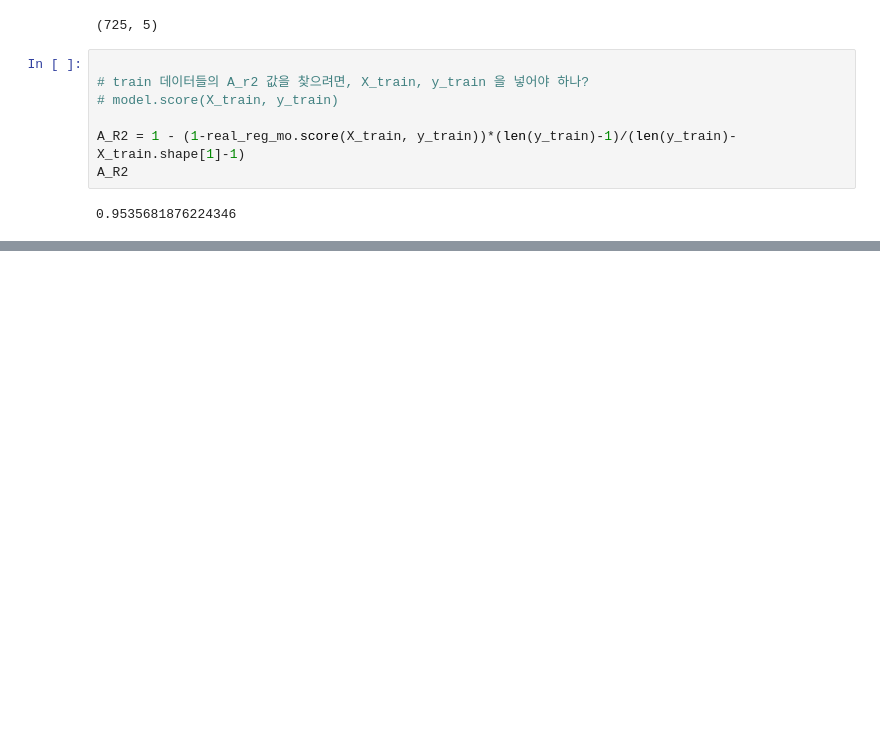
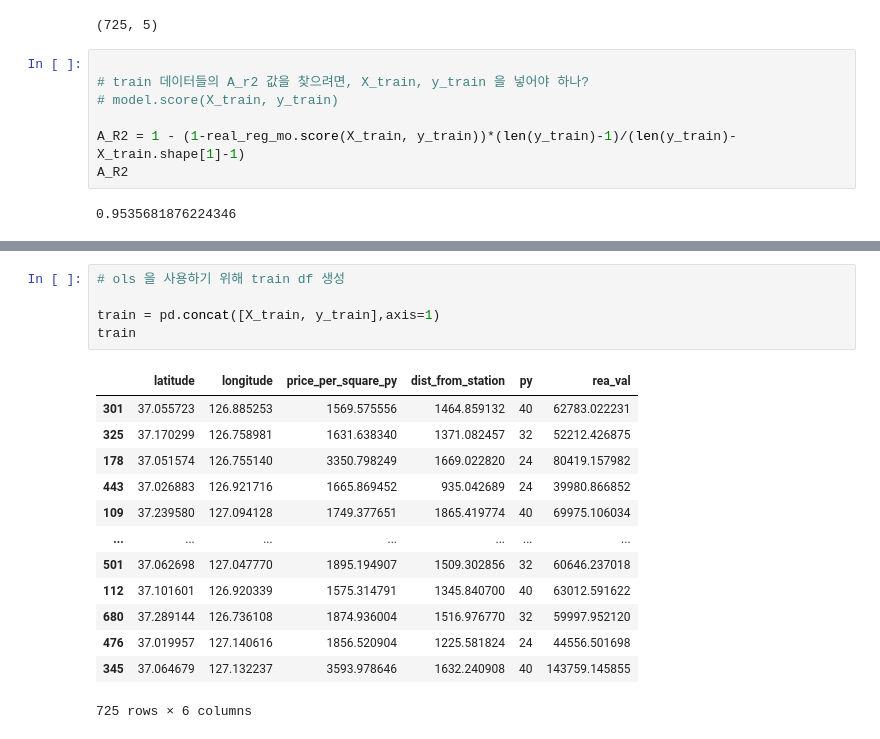
Before and after one commit to smjune/ipynb, a Jupyter notebook: tjd229/3.ipynb, the cells around one changed output, grey strips where cells are left out. Cells and saved outputs as stored; diff of their text form; blank space fills up the shorter version.

```diff
--- a/tjd229/3.ipynb
+++ b/tjd229/3.ipynb
@@ -401,0 +501,19 @@ A_R2
+# %%
+# ols 을 사용하기 위해 train df 생성
+
+train = pd.concat([X_train, y_train],axis=1)
+train
+# %% [output]
+|  | latitude | longitude | price_per_square_py | dist_from_station | py | rea_val |
+| 301 | 37.055723 | 126.885253 | 1569.575556 | 1464.859132 | 40 | 62783.022231 |
+| 325 | 37.170299 | 126.758981 | 1631.638340 | 1371.082457 | 32 | 52212.426875 |
+| 178 | 37.051574 | 126.755140 | 3350.798249 | 1669.022820 | 24 | 80419.157982 |
+| 443 | 37.026883 | 126.921716 | 1665.869452 | 935.042689 | 24 | 39980.866852 |
+| 109 | 37.239580 | 127.094128 | 1749.377651 | 1865.419774 | 40 | 69975.106034 |
+| ... | ... | ... | ... | ... | ... | ... |
+| 501 | 37.062698 | 127.047770 | 1895.194907 | 1509.302856 | 32 | 60646.237018 |
+| 112 | 37.101601 | 126.920339 | 1575.314791 | 1345.840700 | 40 | 63012.591622 |
+| 680 | 37.289144 | 126.736108 | 1874.936004 | 1516.976770 | 32 | 59997.952120 |
+| 476 | 37.019957 | 127.140616 | 1856.520904 | 1225.581824 | 24 | 44556.501698 |
+| 345 | 37.064679 | 127.132237 | 3593.978646 | 1632.240908 | 40 | 143759.145855 |
+725 rows × 6 columns
```
Also changed, not shown: parts of 23 cells of this notebook, 3 other files.
